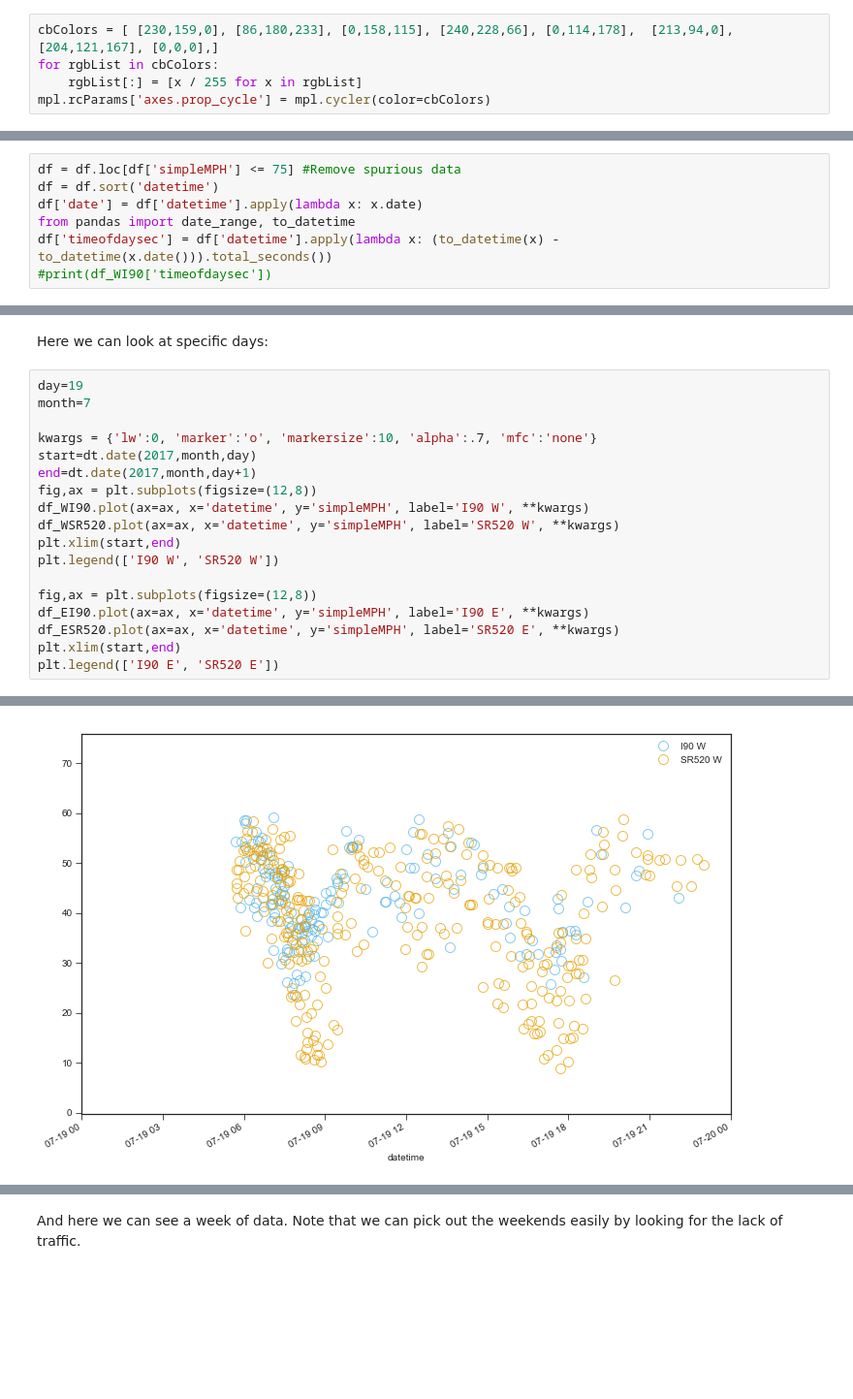
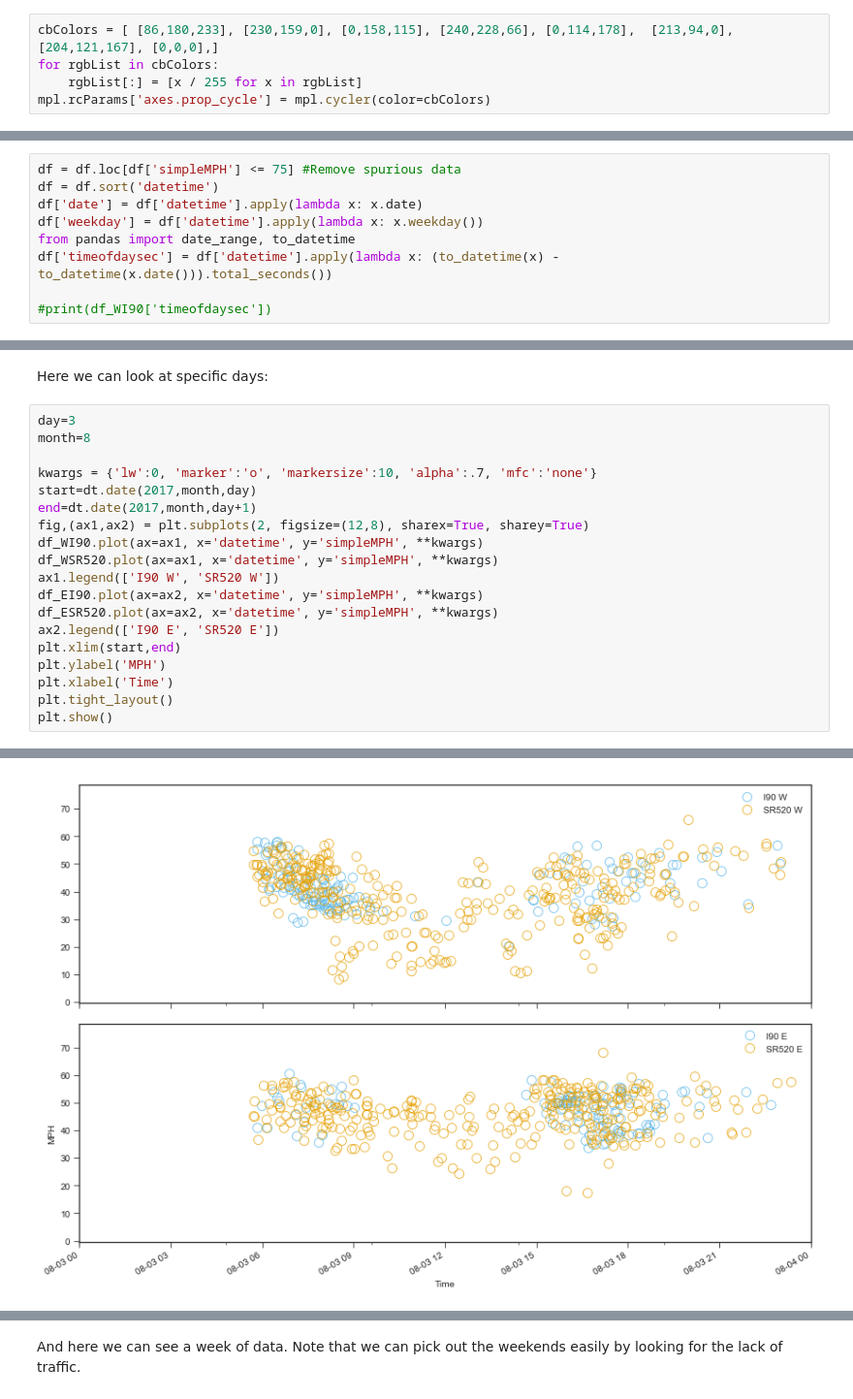
Before and after one commit to JohnREngineer/two_bridge_problem, a Jupyter notebook: ExploreSimpleMPH.ipynb, the cells around one changed output, grey strips where cells are left out. Shown at 97% size. Cells and saved outputs as stored; diff of their text form; blank space fills up the shorter version.

```diff
--- a/ExploreSimpleMPH.ipynb
+++ b/ExploreSimpleMPH.ipynb
@@ -26,7 +28,7 @@ import datetime as dt
 # %%
 style.use('seaborn-ticks')
 # %%
-cbColors = [ [230,159,0], [86,180,233], [0,158,115], [240,228,66], [0,114,178],  [213,94,0], [204,121,167], [0,0,0],]
+cbColors = [ [86,180,233], [230,159,0], [0,158,115], [240,228,66], [0,114,178],  [213,94,0], [204,121,167], [0,0,0],]
 for rgbList in cbColors:
     rgbList[:] = [x / 255 for x in rgbList]
 mpl.rcParams['axes.prop_cycle'] = mpl.cycler(color=cbColors)
@@ -49,7 +51,9 @@ print(df.head())
 df = df.loc[df['simpleMPH'] <= 75] #Remove spurious data
 df = df.sort('datetime')
 df['date'] = df['datetime'].apply(lambda x: x.date)
+df['weekday'] = df['datetime'].apply(lambda x: x.weekday())
 from pandas import date_range, to_datetime
 df['timeofdaysec'] = df['datetime'].apply(lambda x: (to_datetime(x) -to_datetime(x.date())).total_seconds())
+
 #print(df_WI90['timeofdaysec'])
 # %%
@@ -83,21 +88,22 @@ plt.legend(['I90 E', 'SR520 E'])
 # %% [markdown]
 Here we can look at specific days:
 # %%
-day=19
-month=7
+day=3
+month=8
 
 kwargs = {'lw':0, 'marker':'o', 'markersize':10, 'alpha':.7, 'mfc':'none'}
 start=dt.date(2017,month,day)
 end=dt.date(2017,month,day+1)
-fig,ax = plt.subplots(figsize=(12,8))
-df_WI90.plot(ax=ax, x='datetime', y='simpleMPH', label='I90 W', **kwargs)
-df_WSR520.plot(ax=ax, x='datetime', y='simpleMPH', label='SR520 W', **kwargs)
+fig,(ax1,ax2) = plt.subplots(2, figsize=(12,8), sharex=True, sharey=True)
+df_WI90.plot(ax=ax1, x='datetime', y='simpleMPH', **kwargs)
+df_WSR520.plot(ax=ax1, x='datetime', y='simpleMPH', **kwargs)
+ax1.legend(['I90 W', 'SR520 W'])
+df_EI90.plot(ax=ax2, x='datetime', y='simpleMPH', **kwargs)
+df_ESR520.plot(ax=ax2, x='datetime', y='simpleMPH', **kwargs)
+ax2.legend(['I90 E', 'SR520 E'])
 plt.xlim(start,end)
-plt.legend(['I90 W', 'SR520 W'])
-
-fig,ax = plt.subplots(figsize=(12,8))
-df_EI90.plot(ax=ax, x='datetime', y='simpleMPH', label='I90 E', **kwargs)
-df_ESR520.plot(ax=ax, x='datetime', y='simpleMPH', label='SR520 E', **kwargs)
-plt.xlim(start,end)
-plt.legend(['I90 E', 'SR520 E'])
+plt.ylabel('MPH')
+plt.xlabel('Time')
+plt.tight_layout()
+plt.show()
 # %% [output]
@@ -105 +110 @@ plt.legend(['I90 E', 'SR520 E'])
-[figure, old version]
+[figure, new version]
```
Also changed, not shown: parts of 19 cells of this notebook, 1 other file.
